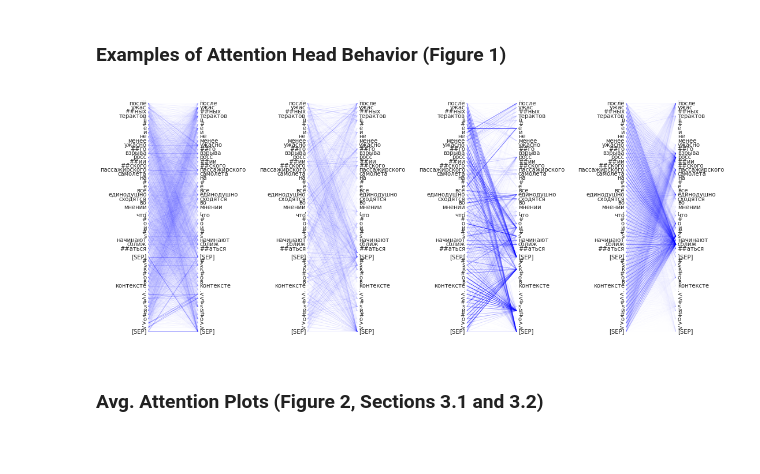
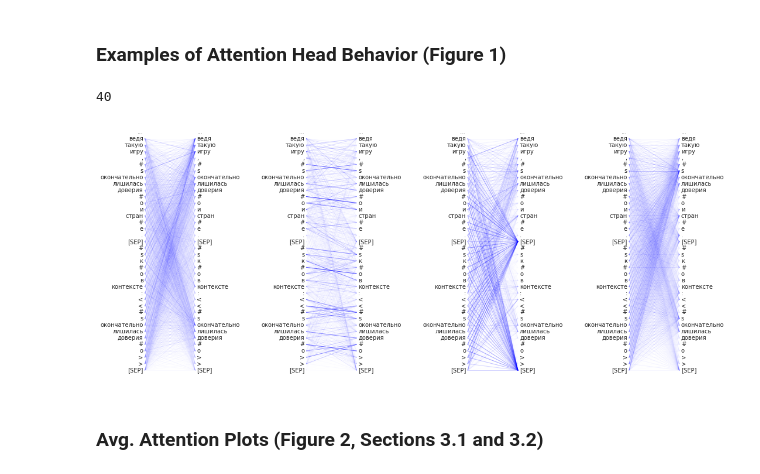
Before and after one commit to nicolay-r/attention-analysis, a Jupyter notebook: General_Analysis.ipynb, the cells around one changed output. Saved outputs shown, nothing was run; the diff lists cells and outputs as text; code cells hidden in the pictures; blank space fills up the shorter version.

```diff
--- a/General_Analysis.ipynb
+++ b/General_Analysis.ipynb
@@ -108,8 +103,8 @@ avg_attns = {
     k: np.zeros((12, 12)) for k in [
       "self", "right", "left", "sep", "sep_sep", "rest_sep", "rest_preps", "rest_conjs",
       "rest_so", "frames_rest", "rest_frames", "frames_so", "sents_so", "preps_so",
-      ENTITIES_KEY, "rest_e",
-      "cls", FRAMES_KEY, "frames", "punct", SENTS_KEY, "subj_obj", PREPS_KEY, CONJS_KEY]
+      ENTITIES_KEY, "rest_e", "rest_sents",
+      "cls", FRAMES_KEY, "frames", "punct", SENTS_KEY, SO_KEY, PREPS_KEY, CONJS_KEY]
 }
 
 print("Computing token stats")
@@ -138,7 +133,7 @@ for tokens, attns in data_iterator():
         target = preps
     elif vocab_name == CONJS_KEY:
         target = conjs
-    elif vocab_name == "subj_obj":
+    elif vocab_name == SO_KEY:
         target = subj_obj
     elif vocab_name == ENTITIES_KEY:
         target = entities
@@ -150,7 +145,7 @@ for tokens, attns in data_iterator():
         target[p] = 1
 
   # label for vocabulary based elements.
-  vocab_stat = process_tokens(tokens=tokens, vocabs=vocabs, handle=handle)
+  process_tokens(tokens=tokens, vocabs=vocabs, handle=handle, stemmer=stemmer)
 
   # create masks indicating which positions are relevant for each key
   sep_seps = np.ones((n_tokens, n_tokens))
@@ -172,6 +167,10 @@ for tokens, attns in data_iterator():
   rest_frames = np.ones((n_tokens, n_tokens))
   rest_frames *= (np.ones(n_tokens) - frames)[:, np.newaxis]
   rest_frames *= frames[np.newaxis]
+
+  rest_sents = np.ones((n_tokens, n_tokens))
+  rest_sents *= (np.ones(n_tokens) - sents)[:, np.newaxis]
+  rest_sents *= sents[np.newaxis]
 
   rest_so = np.ones((n_tokens, n_tokens))
   rest_so *= (np.ones(n_tokens) - subj_obj)[:, np.newaxis]
@@ -208,9 +207,10 @@ for tokens, attns in data_iterator():
       "preps_so": preps_so,
       "sents_so": sents_so,
       "rest_frames": rest_frames,
+      "rest_sents": rest_sents,
       "cls": np.tile(clss[np.newaxis], [n_tokens, 1]),
       FRAMES_KEY: np.tile(frames[np.newaxis], [n_tokens, 1]),
-      "subj_obj": np.tile(subj_obj[np.newaxis], [n_tokens, 1]),
+      SO_KEY: np.tile(subj_obj[np.newaxis], [n_tokens, 1]),
       SENTS_KEY: np.tile(sents[np.newaxis], [n_tokens, 1]),
       PREPS_KEY: np.tile(preps[np.newaxis], [n_tokens, 1]),
       "punct": np.tile(puncts[np.newaxis], [n_tokens, 1]),
@@ -248,13 +248,19 @@ for tokens, attns in data_iterator():
       denom = n_tokens - frame_tokens
     elif key == "rest_entities":
       denom = n_tokens - entities_tokens
+    elif key == "rest_sents":
+      denom = n_tokens - sents_tokens
     else:
       denom = n_tokens
 
-    if key == FRAMES_KEY or key == "rest_frames" or key == "frames_so":
-      docs_total = n_docs_with_frames
-    elif key == SENTS_KEY or key == "sents_so":
-      docs_total = n_docs_with_sents
+    if key == FRAMES_KEY or key == "frames_so" or key == "rest_frames":
+      docs_total = docs_related_count[FRAMES_KEY]
+    elif key == SENTS_KEY or key == "sents_so" or key == "rest_sents":
+      docs_total = docs_related_count[SENTS_KEY]
+    elif key == CONJS_KEY or key == "rest_conjs":
+      docs_total = docs_related_count[CONJS_KEY]
+    elif key == "rest_e":
+      docs_total = docs_related_count[ENTITIES_KEY]
     else:
       docs_total = n_docs
 
@@ -328,43 +338,51 @@ def get_data_points(head_data):
   return xs, ys, avgs
 # %% [markdown]
 ### Examples of Attention Head Behavior (Figure 1)
+# %%
+sample = "окончательно лишилась"
+for i, ex in enumerate(data):
+  text = " ".join(ex["tokens"])
+  if sample in text:
+    print(i)
+# %% [output]
+40
 # %%
 width = 3
 example_sep = 3
 word_height = 1
 pad = 0.1
-
+count = 40
 
 def plot_attn(example, heads):
   """Plots attention maps for the given example and attention heads."""
 
   for ei, (layer, head) in enumerate(heads):
     yoffset = 1
     xoffset = ei * width * example_sep
 
-    attn = example["attns"][layer][head][0:80, 0:80]
+    attn = example["attns"][layer][head][0:count, 0:count]
     attn = np.array(attn)
     attn /= attn.sum(axis=-1, keepdims=True)
-    words = example["tokens"][0:80]
+    words = example["tokens"][0:count]
     words[0] = "..."
     n_words = len(words)
 
     for position, word in enumerate(words):
       plt.text(xoffset + 0, yoffset - position * word_height, word,
                ha="right", va="center")
       plt.text(xoffset + width, yoffset - position * word_height, word,
                ha="left", va="center")
     for i in range(1, n_words):
       for j in range(1, n_words):
         plt.plot([xoffset + pad, xoffset + width - pad],
                  [yoffset - word_height * i, yoffset - word_height * j],
                  color="blue", linewidth=1, alpha=attn[i, j])
 
 plt.figure(figsize=(18, 8))
 plt.axis("off")
-plot_attn(data[60], [(0, 0), (4, 0), (8, 0), (11, 0)])
+plot_attn(data[40], [(0, 2), (4, 2), (8, 2), (11, 2)])
 plt.show()
 # %% [output]
-[figure, old version]
+[figure, new version]
 # %% [markdown]
 ### Avg. Attention Plots (Figure 2, Sections 3.1 and 3.2)
```
Also changed, not shown: parts of 11 cells of this notebook, 3 other files.
